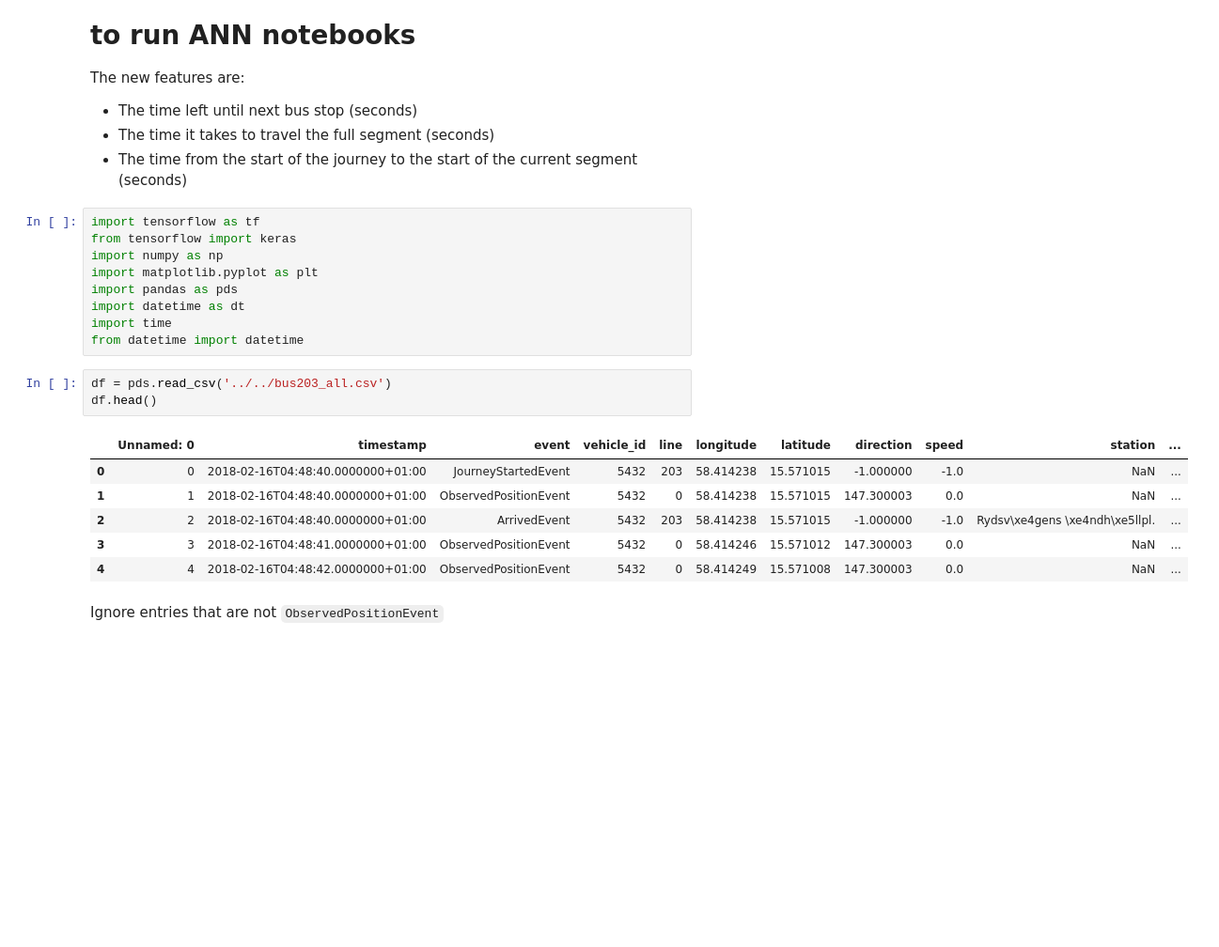
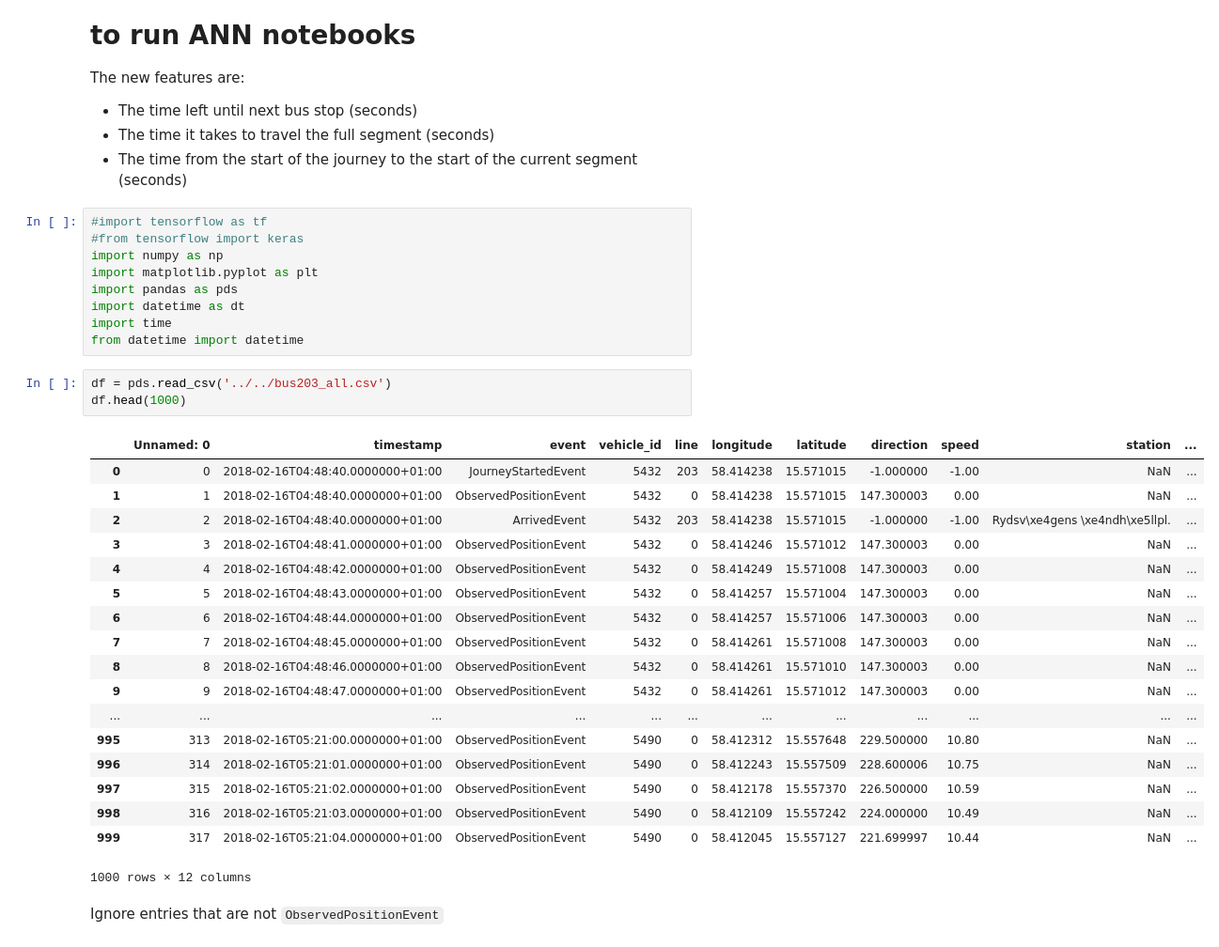
Before and after one commit to M20190649/TDDE19-bus-arrival-time, a Jupyter notebook: ANN/1. Preprocessing.ipynb, the cells around one changed output. Shown at 94% size. Saved outputs shown, nothing was run; the diff lists cells and outputs as text; blank space fills up the shorter version.

```diff
--- a/ANN/1. Preprocessing.ipynb
+++ b/ANN/1. Preprocessing.ipynb
@@ -6,8 +6,8 @@ The new features are:
 * The time it takes to travel the full segment (seconds)
 * The time from the start of the journey to the start of the current segment (seconds)
 # %%
-import tensorflow as tf
-from tensorflow import keras
+#import tensorflow as tf
+#from tensorflow import keras
 import numpy as np
 import matplotlib.pyplot as plt
 import pandas as pds
@@ -16,14 +16,26 @@ import time
 from datetime import datetime
 # %%
 df = pds.read_csv('../../bus203_all.csv')
-df.head()
+df.head(1000)
 # %% [output]
 |  | Unnamed: 0 | timestamp | event | vehicle_id | line | longitude | latitude | direction | speed | station | ... |
-| 0 | 0 | 2018-02-16T04:48:40.0000000+01:00 | JourneyStartedEvent | 5432 | 203 | 58.414238 | 15.571015 | -1.000000 | -1.0 | NaN | ... |
-| 1 | 1 | 2018-02-16T04:48:40.0000000+01:00 | ObservedPositionEvent | 5432 | 0 | 58.414238 | 15.571015 | 147.300003 | 0.0 | NaN | ... |
-| 2 | 2 | 2018-02-16T04:48:40.0000000+01:00 | ArrivedEvent | 5432 | 203 | 58.414238 | 15.571015 | -1.000000 | -1.0 | Rydsv\xe4gens \xe4ndh\xe5llpl. | ... |
-| 3 | 3 | 2018-02-16T04:48:41.0000000+01:00 | ObservedPositionEvent | 5432 | 0 | 58.414246 | 15.571012 | 147.300003 | 0.0 | NaN | ... |
-| 4 | 4 | 2018-02-16T04:48:42.0000000+01:00 | ObservedPositionEvent | 5432 | 0 | 58.414249 | 15.571008 | 147.300003 | 0.0 | NaN | ... |
+| 0 | 0 | 2018-02-16T04:48:40.0000000+01:00 | JourneyStartedEvent | 5432 | 203 | 58.414238 | 15.571015 | -1.000000 | -1.00 | NaN | ... |
+| 1 | 1 | 2018-02-16T04:48:40.0000000+01:00 | ObservedPositionEvent | 5432 | 0 | 58.414238 | 15.571015 | 147.300003 | 0.00 | NaN | ... |
+| 2 | 2 | 2018-02-16T04:48:40.0000000+01:00 | ArrivedEvent | 5432 | 203 | 58.414238 | 15.571015 | -1.000000 | -1.00 | Rydsv\xe4gens \xe4ndh\xe5llpl. | ... |
+| 3 | 3 | 2018-02-16T04:48:41.0000000+01:00 | ObservedPositionEvent | 5432 | 0 | 58.414246 | 15.571012 | 147.300003 | 0.00 | NaN | ... |
+| 4 | 4 | 2018-02-16T04:48:42.0000000+01:00 | ObservedPositionEvent | 5432 | 0 | 58.414249 | 15.571008 | 147.300003 | 0.00 | NaN | ... |
+| 5 | 5 | 2018-02-16T04:48:43.0000000+01:00 | ObservedPositionEvent | 5432 | 0 | 58.414257 | 15.571004 | 147.300003 | 0.00 | NaN | ... |
+| 6 | 6 | 2018-02-16T04:48:44.0000000+01:00 | ObservedPositionEvent | 5432 | 0 | 58.414257 | 15.571006 | 147.300003 | 0.00 | NaN | ... |
+| 7 | 7 | 2018-02-16T04:48:45.0000000+01:00 | ObservedPositionEvent | 5432 | 0 | 58.414261 | 15.571008 | 147.300003 | 0.00 | NaN | ... |
+| 8 | 8 | 2018-02-16T04:48:46.0000000+01:00 | ObservedPositionEvent | 5432 | 0 | 58.414261 | 15.571010 | 147.300003 | 0.00 | NaN | ... |
+| 9 | 9 | 2018-02-16T04:48:47.0000000+01:00 | ObservedPositionEvent | 5432 | 0 | 58.414261 | 15.571012 | 147.300003 | 0.00 | NaN | ... |
+| ... | ... | ... | ... | ... | ... | ... | ... | ... | ... | ... | ... |
+| 995 | 313 | 2018-02-16T05:21:00.0000000+01:00 | ObservedPositionEvent | 5490 | 0 | 58.412312 | 15.557648 | 229.500000 | 10.80 | NaN | ... |
+| 996 | 314 | 2018-02-16T05:21:01.0000000+01:00 | ObservedPositionEvent | 5490 | 0 | 58.412243 | 15.557509 | 228.600006 | 10.75 | NaN | ... |
+| 997 | 315 | 2018-02-16T05:21:02.0000000+01:00 | ObservedPositionEvent | 5490 | 0 | 58.412178 | 15.557370 | 226.500000 | 10.59 | NaN | ... |
+| 998 | 316 | 2018-02-16T05:21:03.0000000+01:00 | ObservedPositionEvent | 5490 | 0 | 58.412109 | 15.557242 | 224.000000 | 10.49 | NaN | ... |
+| 999 | 317 | 2018-02-16T05:21:04.0000000+01:00 | ObservedPositionEvent | 5490 | 0 | 58.412045 | 15.557127 | 221.699997 | 10.44 | NaN | ... |
+1000 rows × 12 columns
 # %% [markdown]
 Ignore entries that are not `ObservedPositionEvent`
 # %%
```
Also changed, not shown: parts of 4 cells of this notebook.
